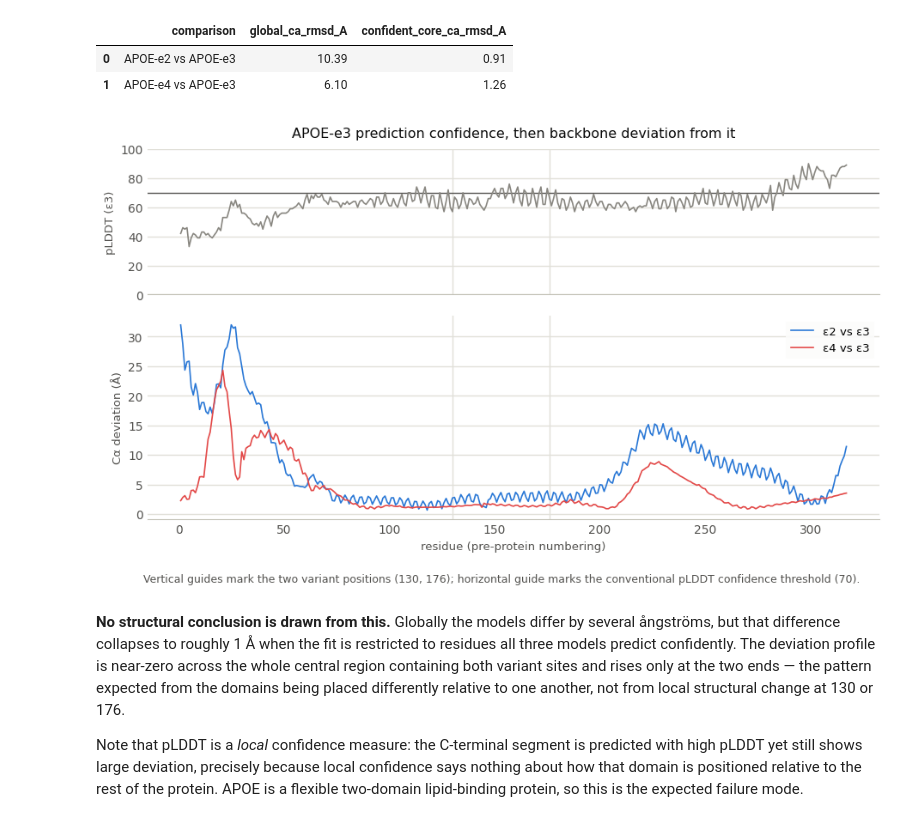
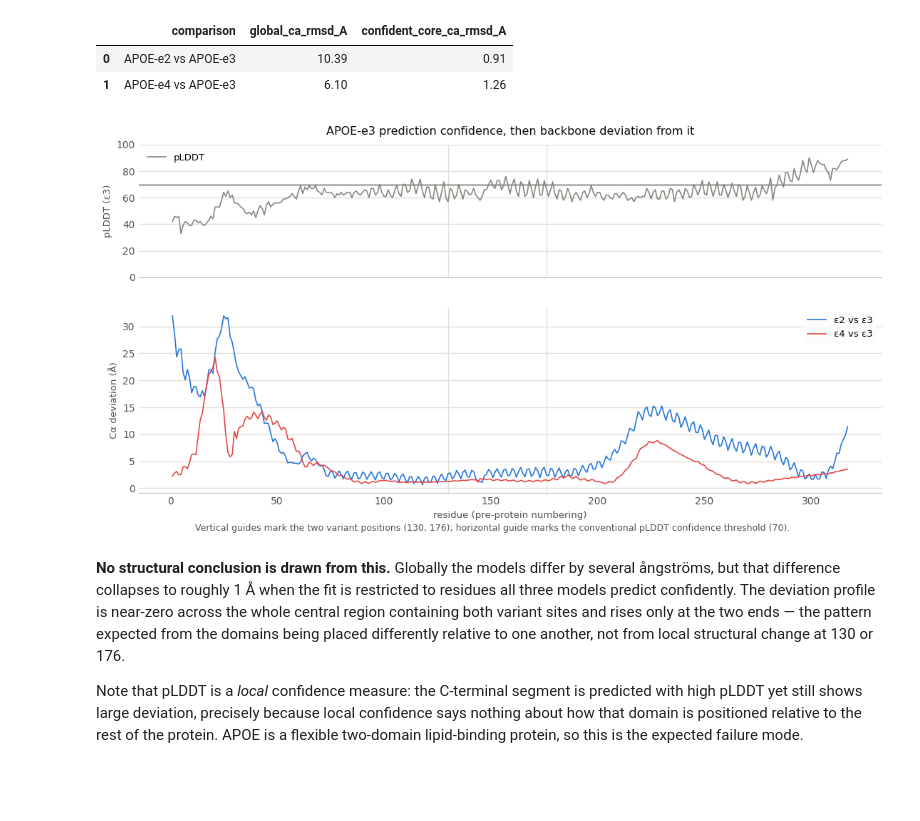
Before and after one commit to aadityageddam-ux/apoe-protein-lm, a Jupyter notebook: notebook.ipynb, the cells around one changed output. Saved outputs shown, nothing was run; the diff lists cells and outputs as text; code cells hidden in the pictures; blank space fills up the shorter version.

```diff
--- a/notebook.ipynb
+++ b/notebook.ipynb
@@ -465,48 +465,49 @@ CONF_COLOR = "#898781"
 fig, (ax_conf, ax_dev) = plt.subplots(
     2, 1, figsize=(11, 5.6), sharex=True,
     gridspec_kw={"height_ratios": [1, 1.4], "hspace": 0.12},
+    layout="constrained",
 )
 
 x = range(1, record.length + 1)
 
-# Top panel: single series (e3 confidence) -> no legend needed, title carries it.
-ax_conf.plot(x, confidence[REFERENCE], lw=1.2, color=CONF_COLOR, zorder=3)
+# Top panel: single series (e3 confidence).
+ax_conf.plot(x, confidence[REFERENCE], lw=1.2, color=CONF_COLOR, zorder=3, label="pLDDT")
 ax_conf.axhline(70, color=INK_MUTED, lw=1, zorder=2)
 ax_conf.set_ylim(0, 100)
 ax_conf.set_ylabel("pLDDT (ε3)", fontsize=9.5, color=INK_MUTED)
 ax_conf.set_title(f"{REFERENCE} prediction confidence, then backbone deviation from it",
                    fontsize=11.5, color="#0b0b0b", pad=10)
+ax_conf.legend(fontsize=9.5, loc="upper left", frameon=False)
 
 # Bottom panel: two series -> legend.
 for name in ("APOE-e2", "APOE-e4"):
     ax_dev.plot(range(1, len(deviations[name]) + 1), deviations[name],
                 lw=1.2, color=PALETTE2[name], zorder=3,
                 label=f"{name.replace('APOE-e', 'ε')} vs ε3")
 ax_dev.set_ylabel("Cα deviation (Å)", fontsize=9.5, color=INK_MUTED)
 ax_dev.set_xlabel("residue (pre-protein numbering)", fontsize=9.5, color=INK_MUTED)
 legend = ax_dev.legend(fontsize=9.5, loc="upper right", frameon=True,
                         facecolor="#fcfcfb", edgecolor="none", framealpha=0.92)
 legend.set_zorder(5)
 
 for ax in (ax_conf, ax_dev):
     ax.grid(axis="y", color=GRID, lw=1, zorder=0)
     ax.set_axisbelow(True)
     for spine in ("top", "right", "left"):
         ax.spines[spine].set_visible(False)
     ax.spines["bottom"].set_color("#c3c2b7")
     ax.tick_params(colors=INK_MUTED, length=0)
     for position in POSITIONS:
         ax.axvline(position, color=GRID, lw=1, zorder=1)
 
 fig.text(0.5, -0.02,
          f"Vertical guides mark the two variant positions ({POSITIONS[0]}, {POSITIONS[1]}); "
          "horizontal guide marks the conventional pLDDT confidence threshold (70).",
          ha="center", fontsize=9, color=INK_MUTED)
-fig.tight_layout()
 fig.savefig(RESULTS / "structure_deviation.png", dpi=160, bbox_inches="tight")
 plt.show()
 # %% [output]
-[figure, old version]
+[figure, new version]
 # %% [markdown]
 **No structural conclusion is drawn from this.** Globally the models differ by several ångströms, but that difference
 collapses to roughly 1 Å when the fit is restricted to residues all three models predict confidently. The deviation
```
Also changed, not shown: parts of 2 cells of this notebook, 4 other files.
